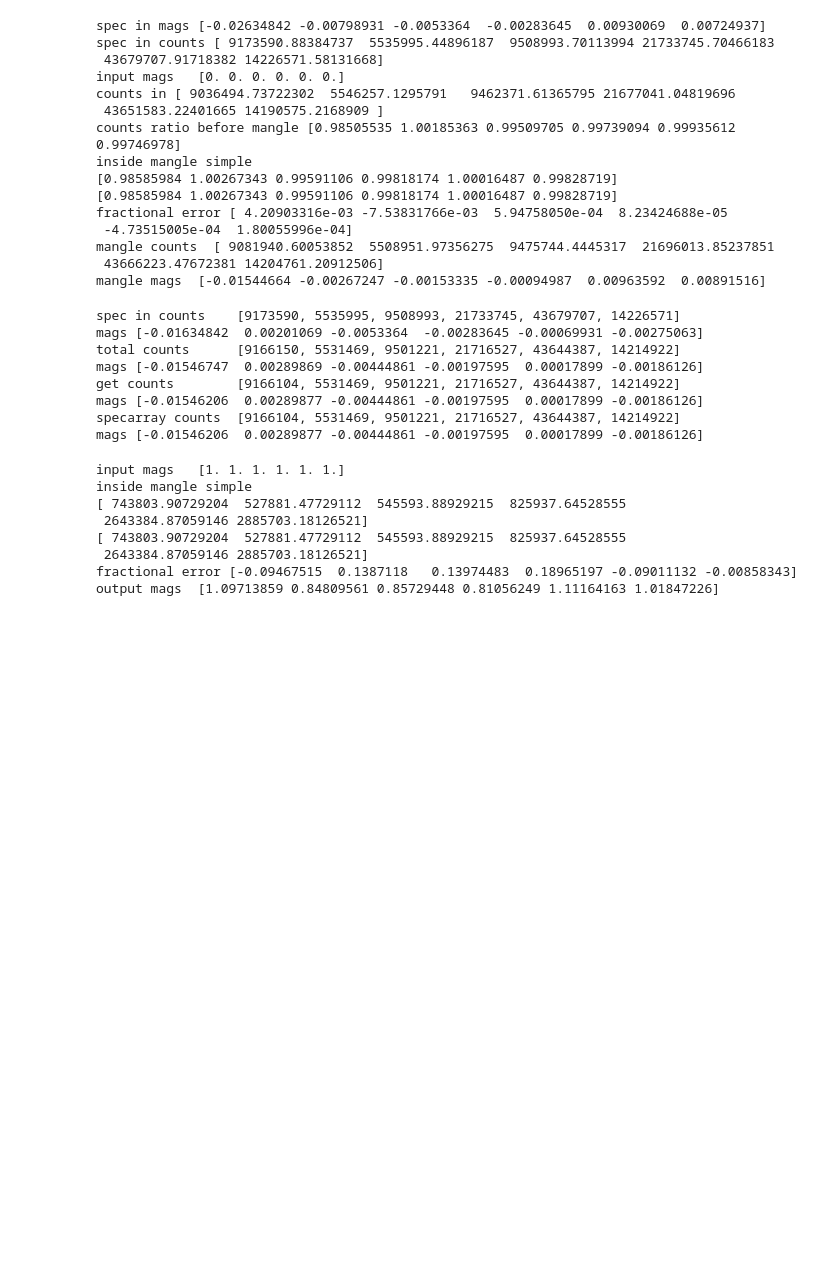
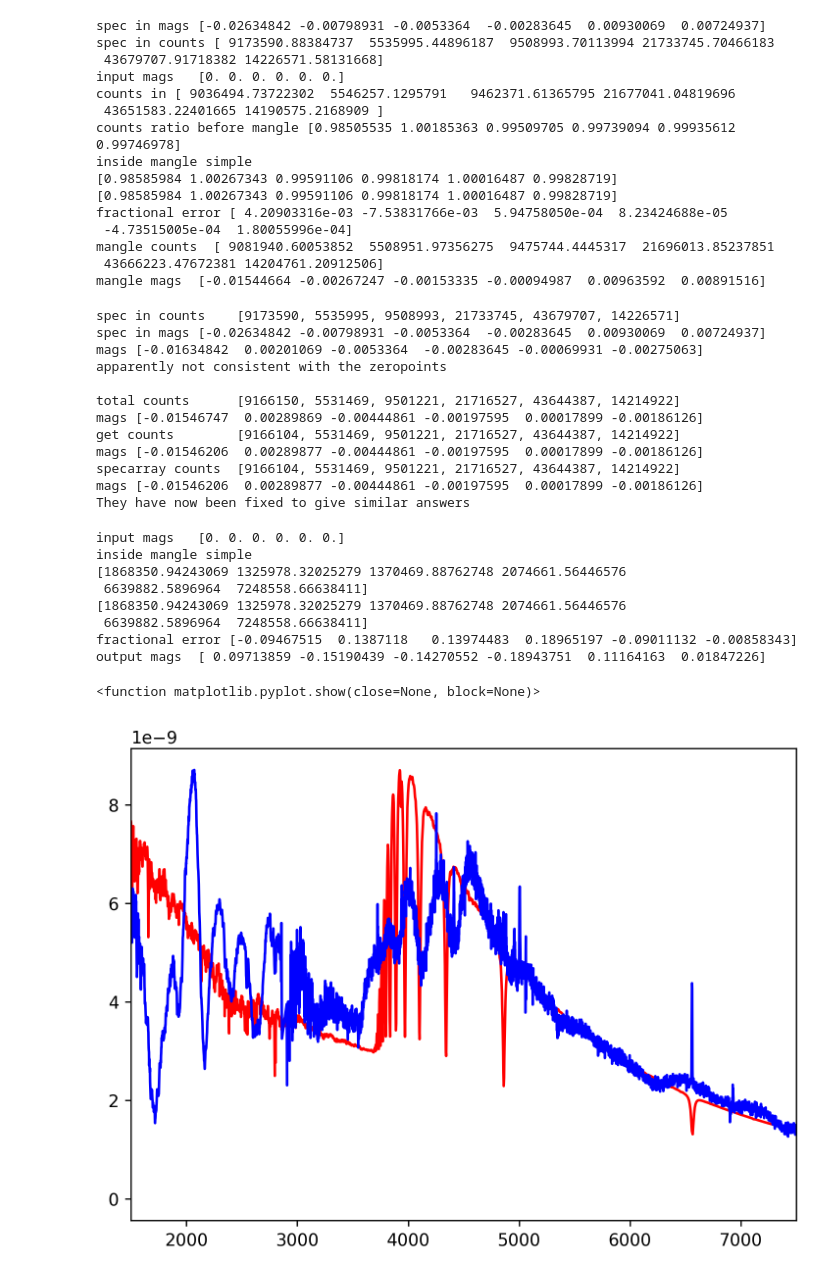
Before and after one commit to pbrown801/aggienova-templates, a Jupyter notebook: python/vega_mangletest.ipynb, the cells around one changed output. Saved outputs shown, nothing was run; the diff lists cells and outputs as text; code cells hidden in the pictures; blank space fills up the shorter version.

Commit message:
mangle tests

```diff
--- a/python/vega_mangletest.ipynb
+++ b/python/vega_mangletest.ipynb
@@ -53,8 +53,11 @@ filter_file_list,zeropointlist,pivotlist = filterlist_to_filterfiles(desired_fil
 inspeccounts, inspecmags=specin_countsout(vega_wave,vega_flux)
 #print("spec in mags", inspecmags)
 print("spec in counts   ", list(map(int,inspeccounts)))
+print("spec in mags", inspecmags )
 print("mags", -2.5*np.log10(np.array(inspeccounts))+zeropointlist )
 
+print("apparently not consistent with the zeropoints")
+print(" ")
 
 
 spectraWavelengths,flux,total_counts_array=total_counts(template_spectrum,filter_file_list)
@@ -71,21 +74,27 @@ specarray_counts_array= specarray_to_counts(stacked_spec, filter_file_list)
 print("specarray counts ", list(map(int,specarray_counts_array)))
 
 print("mags", -2.5*np.log10(np.array(specarray_counts_array))+zeropointlist )
+
+print("They have now been fixed to give similar answers")
 # %% [output]
 spec in counts    [9173590, 5535995, 9508993, 21733745, 43679707, 14226571]
+spec in mags [-0.02634842 -0.00798931 -0.0053364  -0.00283645  0.00930069  0.00724937]
 mags [-0.01634842  0.00201069 -0.0053364  -0.00283645 -0.00069931 -0.00275063]
+apparently not consistent with the zeropoints
+
 total counts      [9166150, 5531469, 9501221, 21716527, 43644387, 14214922]
 mags [-0.01546747  0.00289869 -0.00444861 -0.00197595  0.00017899 -0.00186126]
 get counts        [9166104, 5531469, 9501221, 21716527, 43644387, 14214922]
 mags [-0.01546206  0.00289877 -0.00444861 -0.00197595  0.00017899 -0.00186126]
 specarray counts  [9166104, 5531469, 9501221, 21716527, 43644387, 14214922]
 mags [-0.01546206  0.00289877 -0.00444861 -0.00197595  0.00017899 -0.00186126]
+They have now been fixed to give similar answers
 # %%
 template_spectrum='Gaia16apd_uv.dat'
 template_wave,template_flux = np.loadtxt('../spectra/'+template_spectrum,dtype=float,usecols=(0,1),unpack=True)
 desired_filter_list = ['UVW2', 'UVM2','UVW1',  'U', 'B', 'V']
 filter_file_list,zeropointlist,pivotlist = filterlist_to_filterfiles(desired_filter_list, template_spectrum)
-maglist=np.array([1,1,1,1,1,1.0])
+maglist=np.array([0,0,0,0,0,0.0])
 print("input mags  ", maglist)
 counts_in=10**((np.array(zeropointlist)-np.array(maglist))/2.5)
 
@@ -93,14 +102,29 @@ manglewave,mangleflux=mangle_simple(template_wave, template_flux, filter_file_li
 manglecounts, manglemags=specin_countsout(manglewave,mangleflux)
 print("output mags ", manglemags)
 # %% [output]
-input mags   [1. 1. 1. 1. 1. 1.]
+input mags   [0. 0. 0. 0. 0. 0.]
 inside mangle simple
-[ 743803.90729204  527881.47729112  545593.88929215  825937.64528555
- 2643384.87059146 2885703.18126521]
-[ 743803.90729204  527881.47729112  545593.88929215  825937.64528555
- 2643384.87059146 2885703.18126521]
+[1868350.94243069 1325978.32025279 1370469.88762748 2074661.56446576
+ 6639882.5896964  7248558.66638411]
+[1868350.94243069 1325978.32025279 1370469.88762748 2074661.56446576
+ 6639882.5896964  7248558.66638411]
 fractional error [-0.09467515  0.1387118   0.13974483  0.18965197 -0.09011132 -0.00858343]
-output mags  [1.09713859 0.84809561 0.85729448 0.81056249 1.11164163 1.01847226]
+output mags  [ 0.09713859 -0.15190439 -0.14270552 -0.18943751  0.11164163  0.01847226]
+# %%
+import matplotlib.pyplot as plt
+
+vega_spectrum='vega.dat'
+vega_wave,vega_flux = np.loadtxt('../spectra/vega.dat',dtype=float,usecols=(0,1),unpack=True)
+
+plt.figure(1,figsize=(7,5),dpi=250)
+plt.plot(vega_wave,vega_flux,color='red',label='Obs.')
+plt.plot(manglewave,mangleflux,color='blue',label='mangled')
+plt.xlim(1500,7500)
+#plt.ylim(lowy,hiy)
+plt.show
+# %% [output]
+<function matplotlib.pyplot.show(close=None, block=None)>
+[figure, added]
 # %%
 template_spectrum='SN2011fe_uv.dat'
 template_wave,template_flux = np.loadtxt('../spectra/'+template_spectrum,dtype=float,usecols=(0,1),unpack=True)
```
Also changed, not shown: parts of 6 cells of this notebook, 3 other files.
